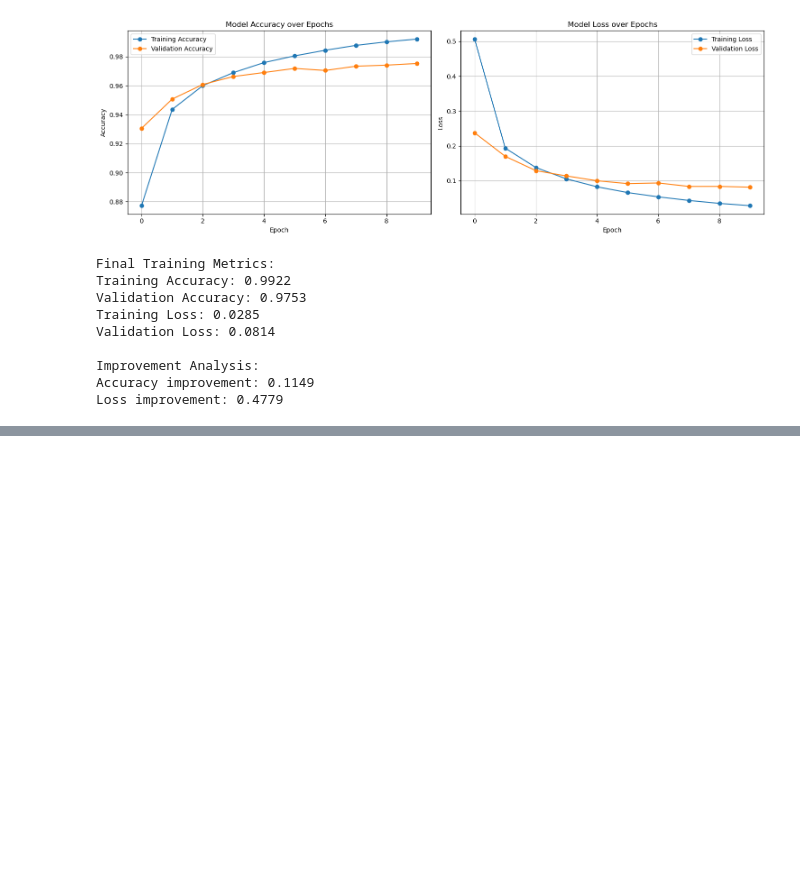
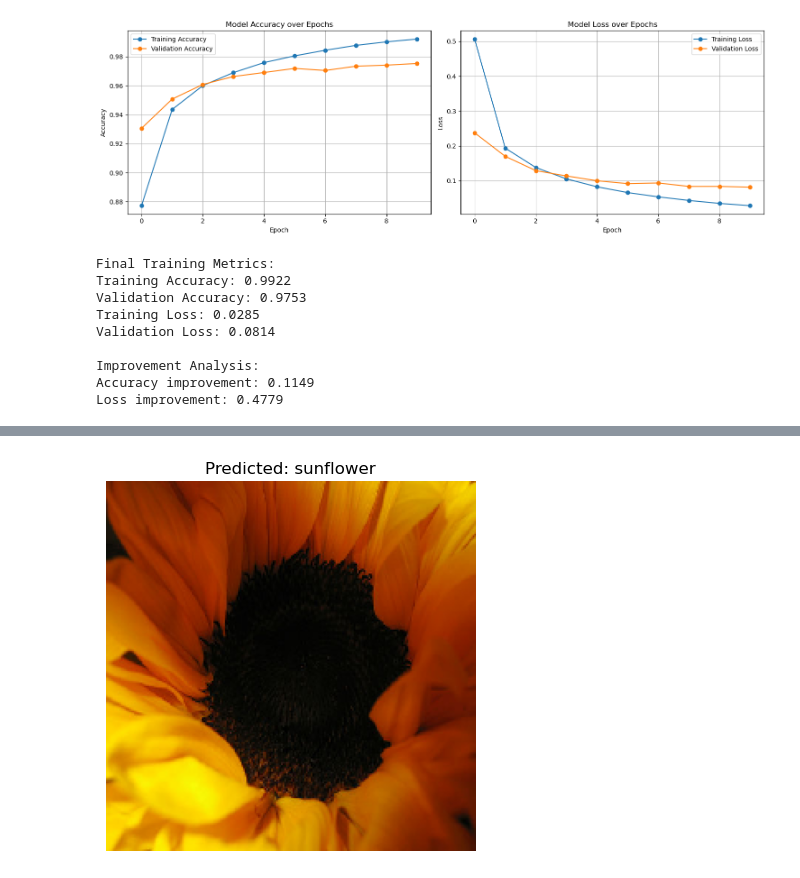
Before and after one commit to raoufboukh/atelier, a Jupyter notebook: test.ipynb, the cells around one changed output, grey strips where cells are left out. Cells and saved outputs as stored; diff of their text form; code cells hidden in the pictures; blank space fills up the shorter version.

```diff
--- a/test.ipynb
+++ b/test.ipynb
@@ -230,0 +394,4 @@ Loss improvement: 0.4779
+# %%
+image_path = r"C:\Users\wargou\Downloads\Telegram Desktop\FlowersDataset\sunflower\24459548_27a783feda.jpg"
+predict_image(model, image_path)
+# %% [output]
@@ -230,0 +400 @@ Loss improvement: 0.4779
+[figure, added]
```
Also changed, not shown: parts of 3 cells of this notebook.
